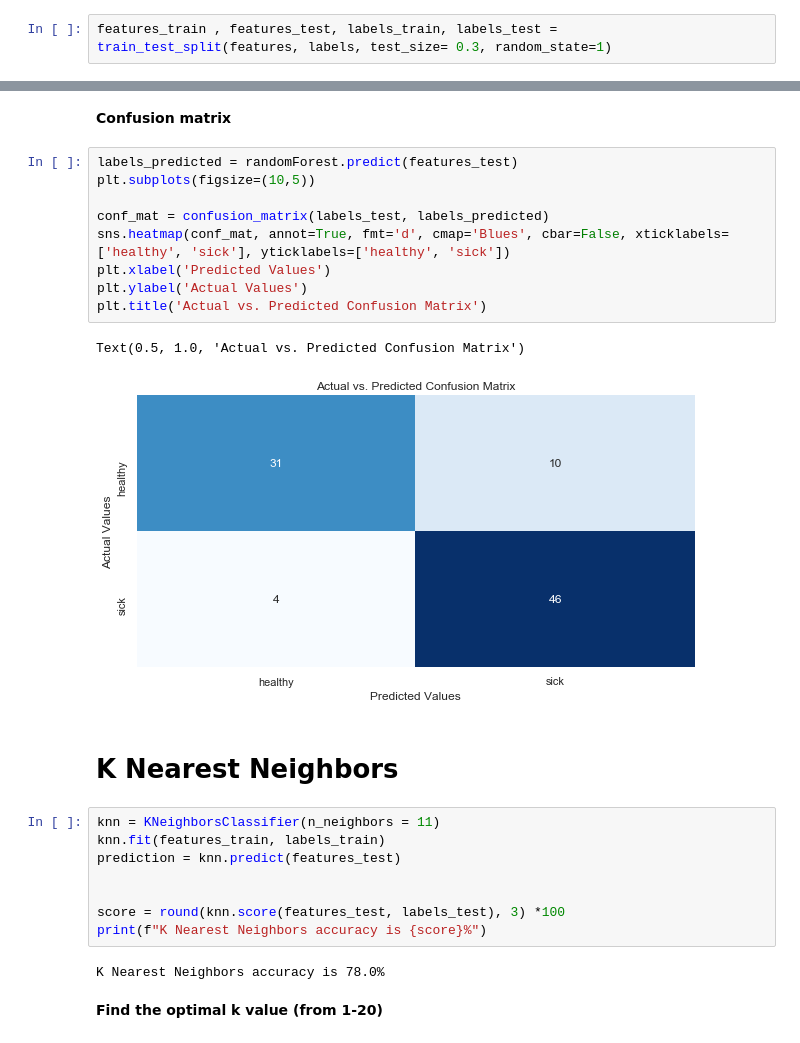
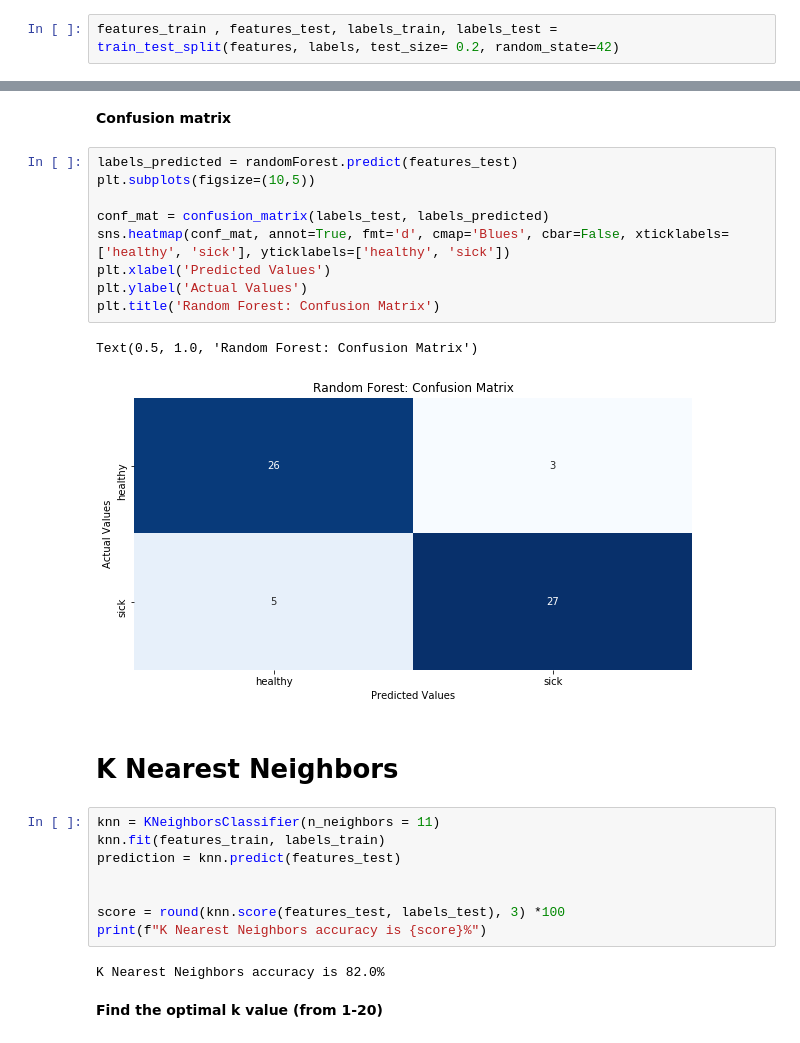
Before and after one commit to melaniewalsh/heart-disease-prediction, a Jupyter notebook: Modeling.ipynb, the cells around one changed output, grey strips where cells are left out. Saved outputs shown, nothing was run; the diff lists cells and outputs as text.

```diff
--- a/Modeling.ipynb
+++ b/Modeling.ipynb
@@ -39,7 +55,7 @@ features = heart.drop(['target'], axis = 1)
 # %% [markdown]
 **Split features and target labels into a training set and a test set**
 # %%
-features_train , features_test, labels_train, labels_test = train_test_split(features, labels, test_size= 0.3, random_state=1)
+features_train , features_test, labels_train, labels_test = train_test_split(features, labels, test_size= 0.2, random_state=42)
 # %% [markdown]
 # Random Forest
 # %% [markdown]
@@ -126,15 +149,15 @@ eli5.show_weights(perm, feature_names = features_test.columns.tolist())
 # %%
 labels_predicted = randomForest.predict(features_test)
 plt.subplots(figsize=(10,5))
 
 conf_mat = confusion_matrix(labels_test, labels_predicted)
 sns.heatmap(conf_mat, annot=True, fmt='d', cmap='Blues', cbar=False, xticklabels=['healthy', 'sick'], yticklabels=['healthy', 'sick'])
 plt.xlabel('Predicted Values')
 plt.ylabel('Actual Values')
-plt.title('Actual vs. Predicted Confusion Matrix')
+plt.title('Random Forest: Confusion Matrix')
 # %% [output]
-Text(0.5, 1.0, 'Actual vs. Predicted Confusion Matrix')
+Text(0.5, 1.0, 'Random Forest: Confusion Matrix')
-[figure, old version]
+[figure, new version]
 # %% [markdown]
 # K Nearest Neighbors
 # %%
@@ -146,7 +169,7 @@ prediction = knn.predict(features_test)
 score = round(knn.score(features_test, labels_test), 3) *100
 print(f"K Nearest Neighbors accuracy is {score}%")
 # %% [output]
-K Nearest Neighbors accuracy is 78.0%
+K Nearest Neighbors accuracy is 82.0%
 # %% [markdown]
 **Find the optimal k value (from 1-20)**
 # %%
```
Also changed, not shown: parts of 20 cells of this notebook, 3 other files.
